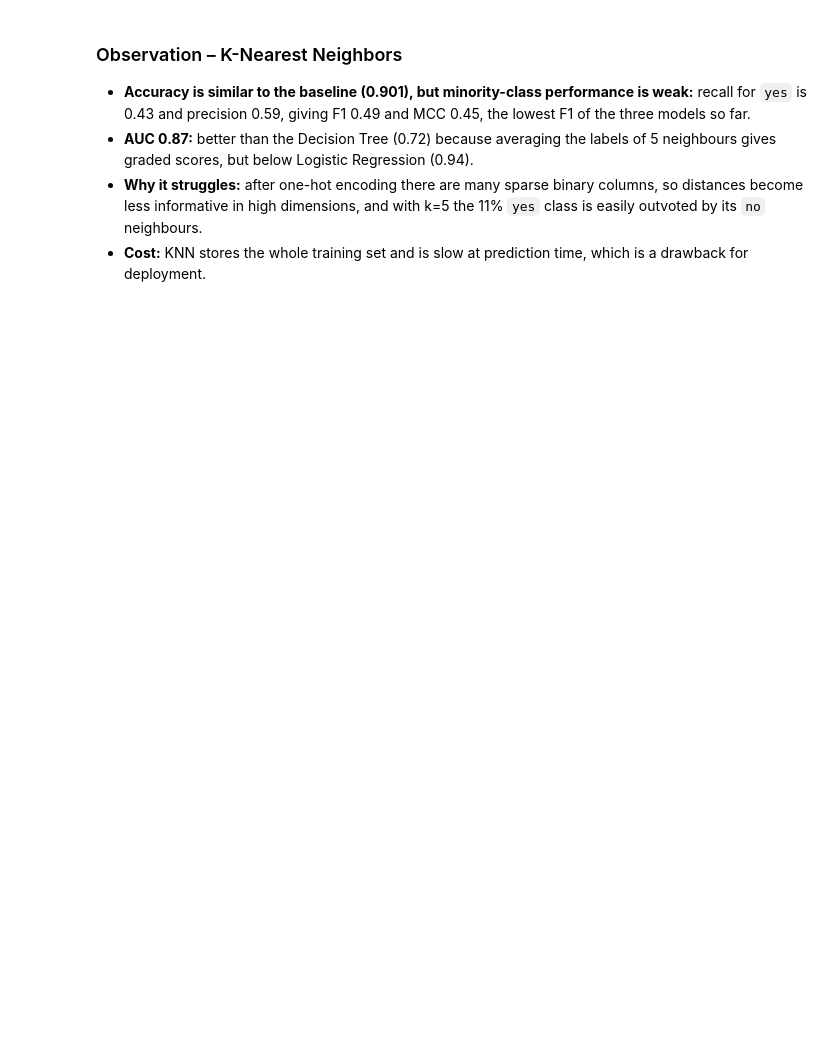
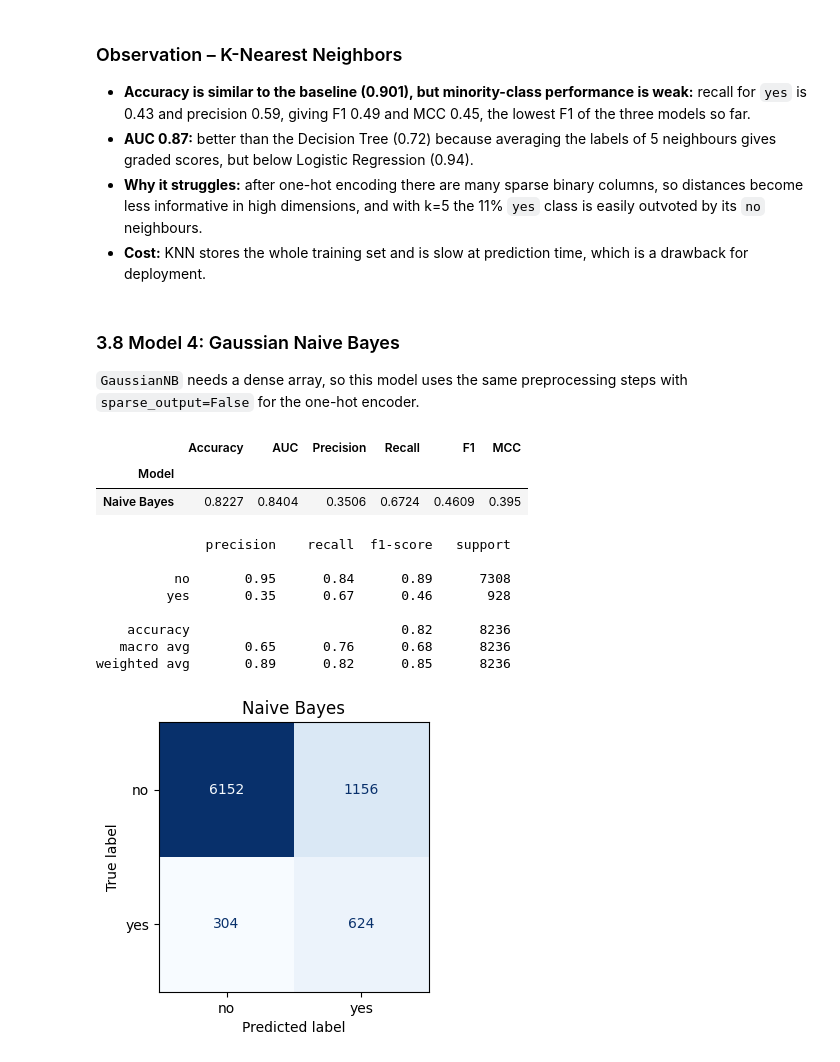
Before and after one commit to athisayarajp/ml-classification-streamlit, a Jupyter notebook: ML_Assignment2.ipynb, the cells around one changed output. Cells and saved outputs as stored; diff of their text form; code cells hidden in the pictures; blank space fills up the shorter version.

```diff
--- a/ML_Assignment2.ipynb
+++ b/ML_Assignment2.ipynb
@@ -393,3 +393,40 @@ weighted avg       0.89      0.90      0.89      8236
 - **AUC 0.87:** better than the Decision Tree (0.72) because averaging the labels of 5 neighbours gives graded scores, but below Logistic Regression (0.94).
 - **Why it struggles:** after one-hot encoding there are many sparse binary columns, so distances become less informative in high dimensions, and with k=5 the 11% `yes` class is easily outvoted by its `no` neighbours.
 - **Cost:** KNN stores the whole training set and is slow at prediction time, which is a drawback for deployment.
+# %% [markdown]
+### 3.8 Model 4: Gaussian Naive Bayes
+`GaussianNB` needs a dense array, so this model uses the same preprocessing steps with `sparse_output=False` for the one-hot encoder.
+# %%
+from sklearn.naive_bayes import GaussianNB
+
+preprocessor_dense = ColumnTransformer([
+    ('num', StandardScaler(), num_cols),
+    ('cat', OneHotEncoder(handle_unknown='ignore', sparse_output=False), cat_cols),
+])
+
+naive_bayes_pipeline = Pipeline([
+    ('preprocessor', preprocessor_dense),
+    ('classifier', GaussianNB()),
+])
+naive_bayes_pipeline.fit(X_train, y_train)
+
+row, pred_nb = evaluate_model('Naive Bayes', naive_bayes_pipeline, X_test, y_test)
+results.append(row)
+pd.DataFrame([row]).set_index('Model').round(4)
+# %% [output]
+|  | Accuracy | AUC | Precision | Recall | F1 | MCC |
+| Model |  |  |  |  |  |  |
+| Naive Bayes | 0.8227 | 0.8404 | 0.3506 | 0.6724 | 0.4609 | 0.395 |
+# %%
+print(classification_report(y_test, pred_nb, target_names=['no', 'yes']))
+show_confusion(y_test, pred_nb, 'Naive Bayes')
+# %% [output]
+              precision    recall  f1-score   support
+
+          no       0.95      0.84      0.89      7308
+         yes       0.35      0.67      0.46       928
+
+    accuracy                           0.82      8236
+   macro avg       0.65      0.76      0.68      8236
+weighted avg       0.89      0.82      0.85      8236
+[figure, added]
```
Also changed, not shown: parts of 16 cells of this notebook.
